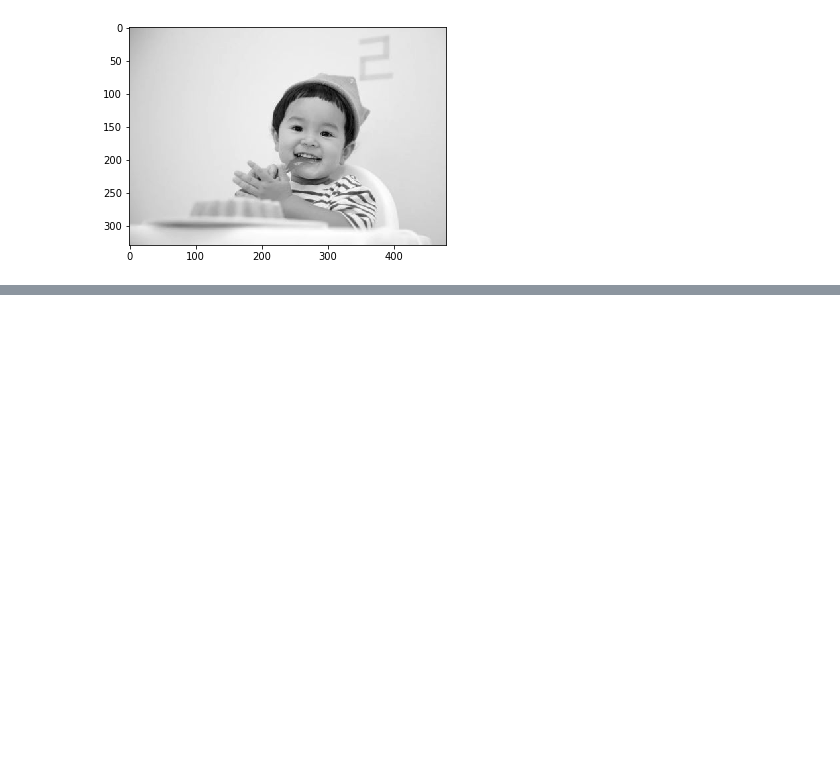
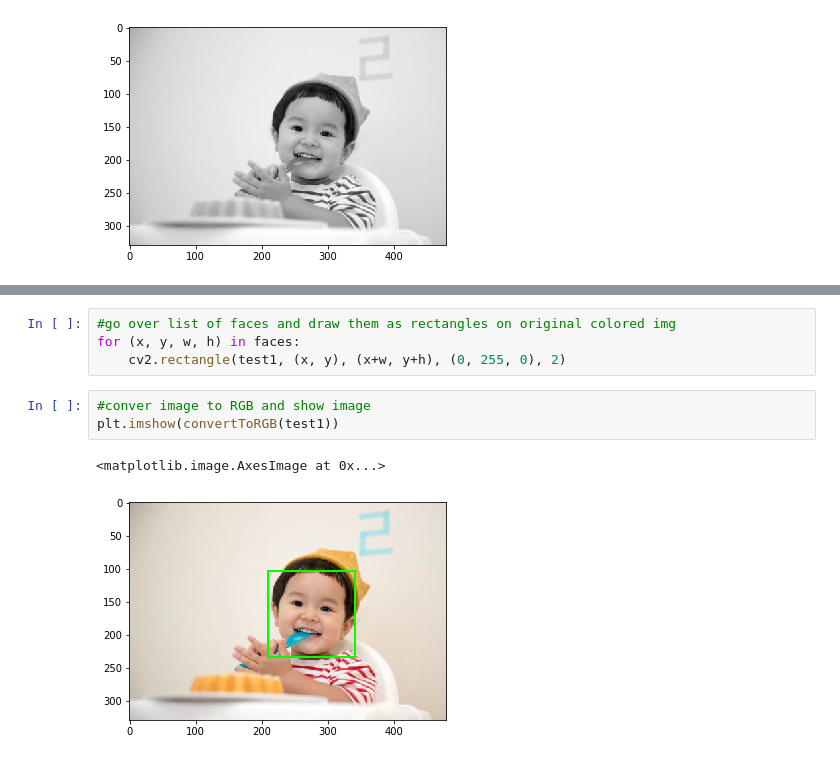
Before and after one commit to sethbunke/Computer-Vision-Starter, a Jupyter notebook: Haar.ipynb, the cells around one changed output, grey strips where cells are left out. Cells and saved outputs as stored; diff of their text form; blank space fills up the shorter version.

```diff
--- a/Haar.ipynb
+++ b/Haar.ipynb
@@ -31,0 +45,10 @@ plt.imshow(gray_img, cmap='gray')
+# %%
+#go over list of faces and draw them as rectangles on original colored img
+for (x, y, w, h) in faces:
+    cv2.rectangle(test1, (x, y), (x+w, y+h), (0, 255, 0), 2)
+# %%
+#conver image to RGB and show image
+plt.imshow(convertToRGB(test1))
+# %% [output]
+<matplotlib.image.AxesImage at 0x...>
+[figure, added]
```
Also changed, not shown: parts of 2 cells of this notebook.
